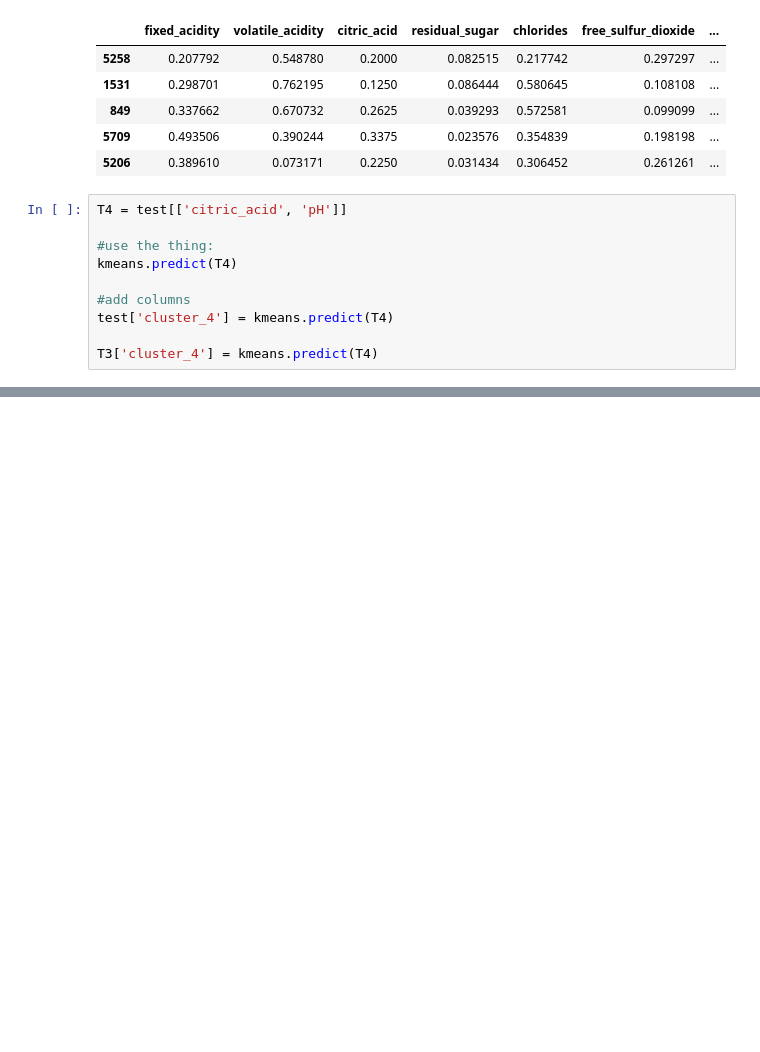
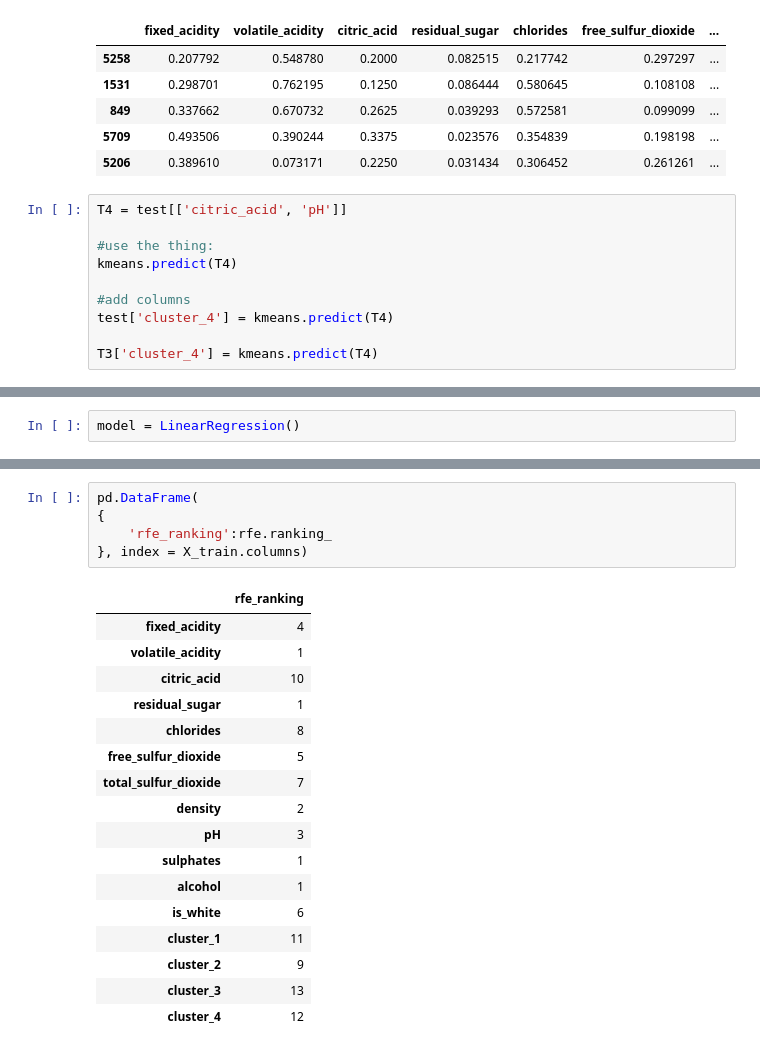
Before and after one commit to Wine-Clustering-Group-B/Clustering-Project, a Jupyter notebook: Nikki/D.modeling.ipynb, the cells around one changed output, grey strips where cells are left out. Cells and saved outputs as stored; diff of their text form; blank space fills up the shorter version.

```diff
--- a/Nikki/D.modeling.ipynb
+++ b/Nikki/D.modeling.ipynb
@@ -327,0 +413,2 @@ T3['cluster_4'] = kmeans.predict(T4)
+# %%
+model = LinearRegression()
@@ -327,0 +430,23 @@ T3['cluster_4'] = kmeans.predict(T4)
+# %%
+pd.DataFrame(
+{
+    'rfe_ranking':rfe.ranking_
+}, index = X_train.columns)
+# %% [output]
+|  | rfe_ranking |
+| fixed_acidity | 4 |
+| volatile_acidity | 1 |
+| citric_acid | 10 |
+| residual_sugar | 1 |
+| chlorides | 8 |
+| free_sulfur_dioxide | 5 |
+| total_sulfur_dioxide | 7 |
+| density | 2 |
+| pH | 3 |
+| sulphates | 1 |
+| alcohol | 1 |
+| is_white | 6 |
+| cluster_1 | 11 |
+| cluster_2 | 9 |
+| cluster_3 | 13 |
+| cluster_4 | 12 |
```
Also changed, not shown: parts of 25 cells of this notebook, 4 other files.
